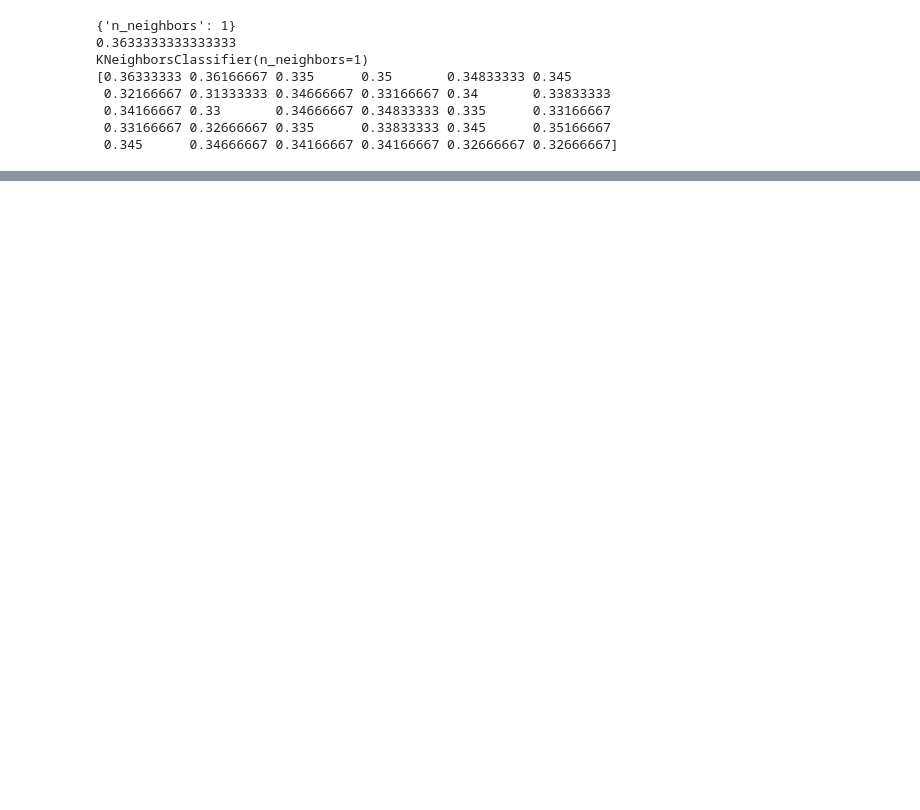
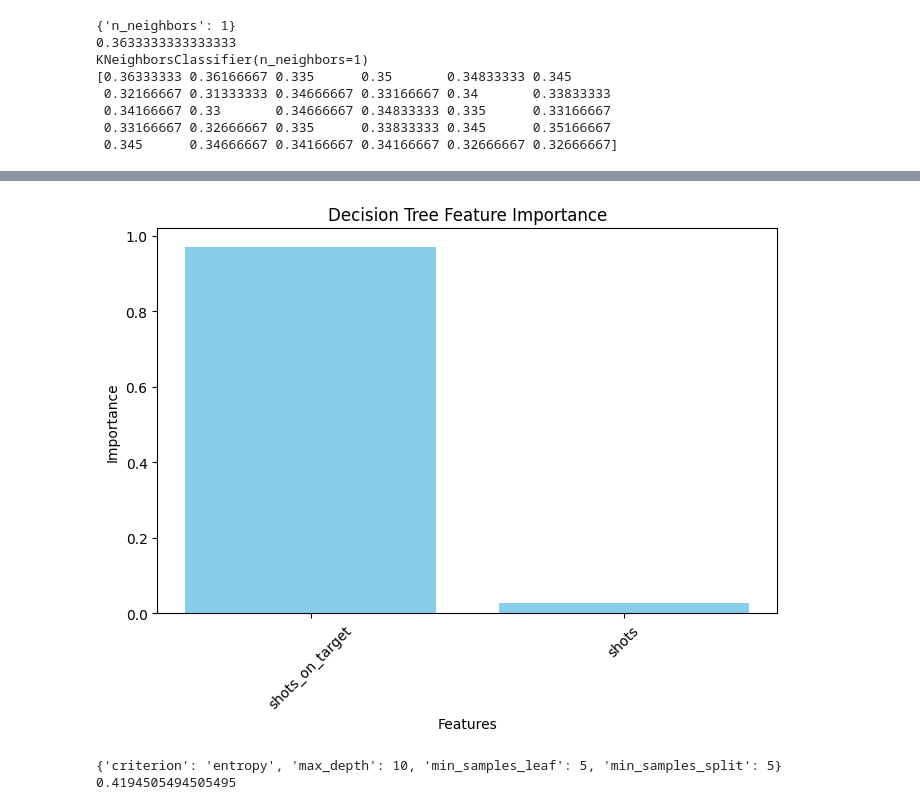
Before and after one commit to esairajesh2-droid/Machine_learning, a Jupyter notebook: practice.ipynb, the cells around one changed output, grey strips where cells are left out. Saved outputs shown, nothing was run; the diff lists cells and outputs as text; code cells hidden in the pictures; blank space fills up the shorter version.

```diff
--- a/practice.ipynb
+++ b/practice.ipynb
@@ -78,0 +436,44 @@ KNeighborsClassifier(n_neighbors=1)
+# %%
+import matplotlib.pyplot as plt
+
+plt.figure(figsize=(8,5))
+plt.bar(
+    importance['Feature'],
+    importance['Importance'],color='skyblue'
+)
+plt.xticks(rotation=45)
+plt.xlabel("Features")
+plt.ylabel("Importance")
+plt.title("Decision Tree Feature Importance")
+plt.show()
+# %% [output]
+[figure, added]
+# %%
+from sklearn.model_selection import GridSearchCV
+param_grid = {
+    'max_depth': [3, 5, 7, 10],
+    'min_samples_split': [2, 5, 10],
+    'min_samples_leaf': [1, 2, 5],
+    'criterion': ['gini', 'entropy']
+}
+grid = GridSearchCV(
+    estimator=model,
+    param_grid=param_grid,
+    cv=5,
+    scoring='f1',
+    n_jobs=-1
+)
+grid.fit(x_train, y_train)
+
+# train and search
+best_model = grid.best_estimator_
+
+
+# best parameters
+print(grid.best_params_)
+
+# best score
+print(grid.best_score_)
+# %% [output]
+{'criterion': 'entropy', 'max_depth': 10, 'min_samples_leaf': 5, 'min_samples_split': 5}
+0.4194505494505495
```
Also changed, not shown: parts of 23 cells of this notebook.
